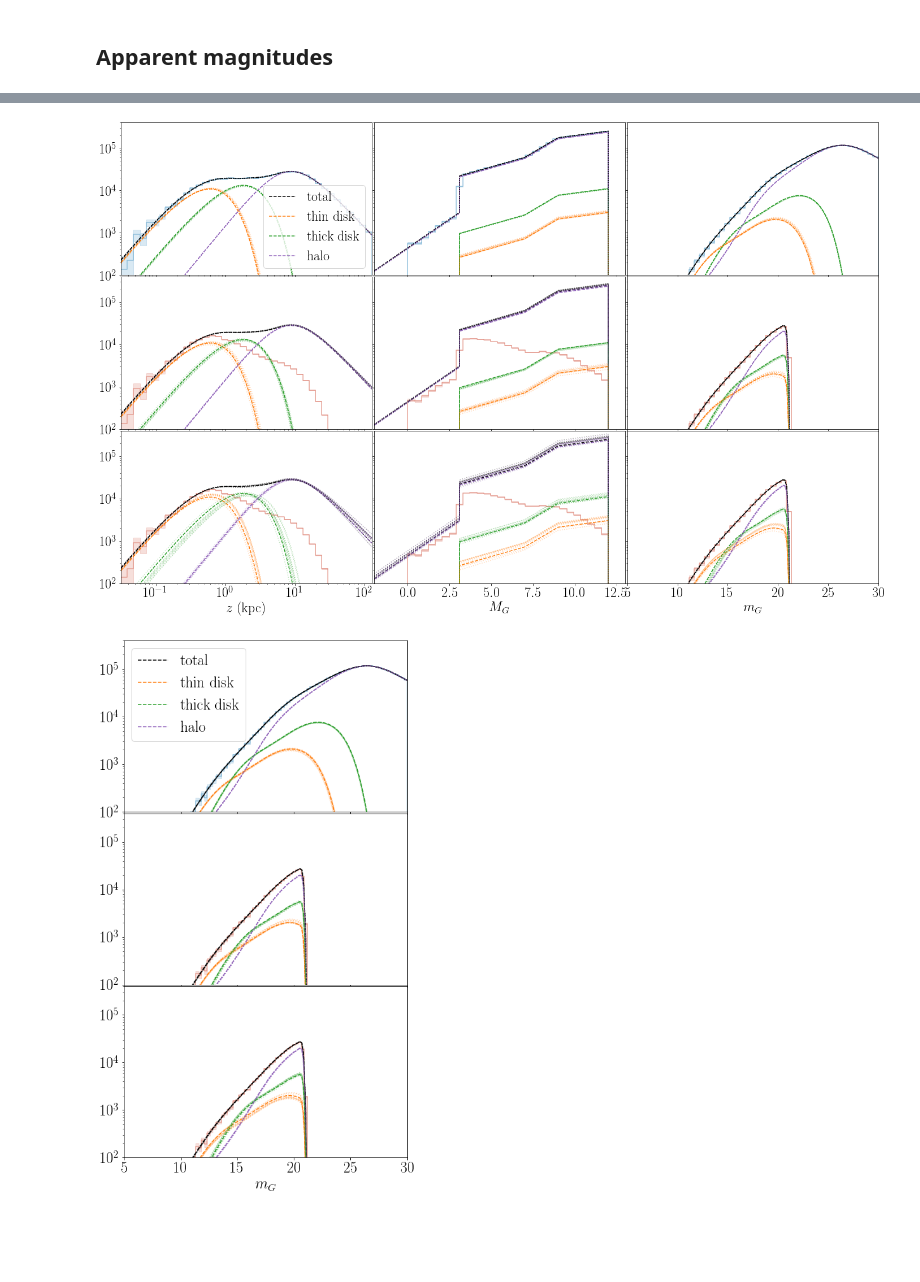
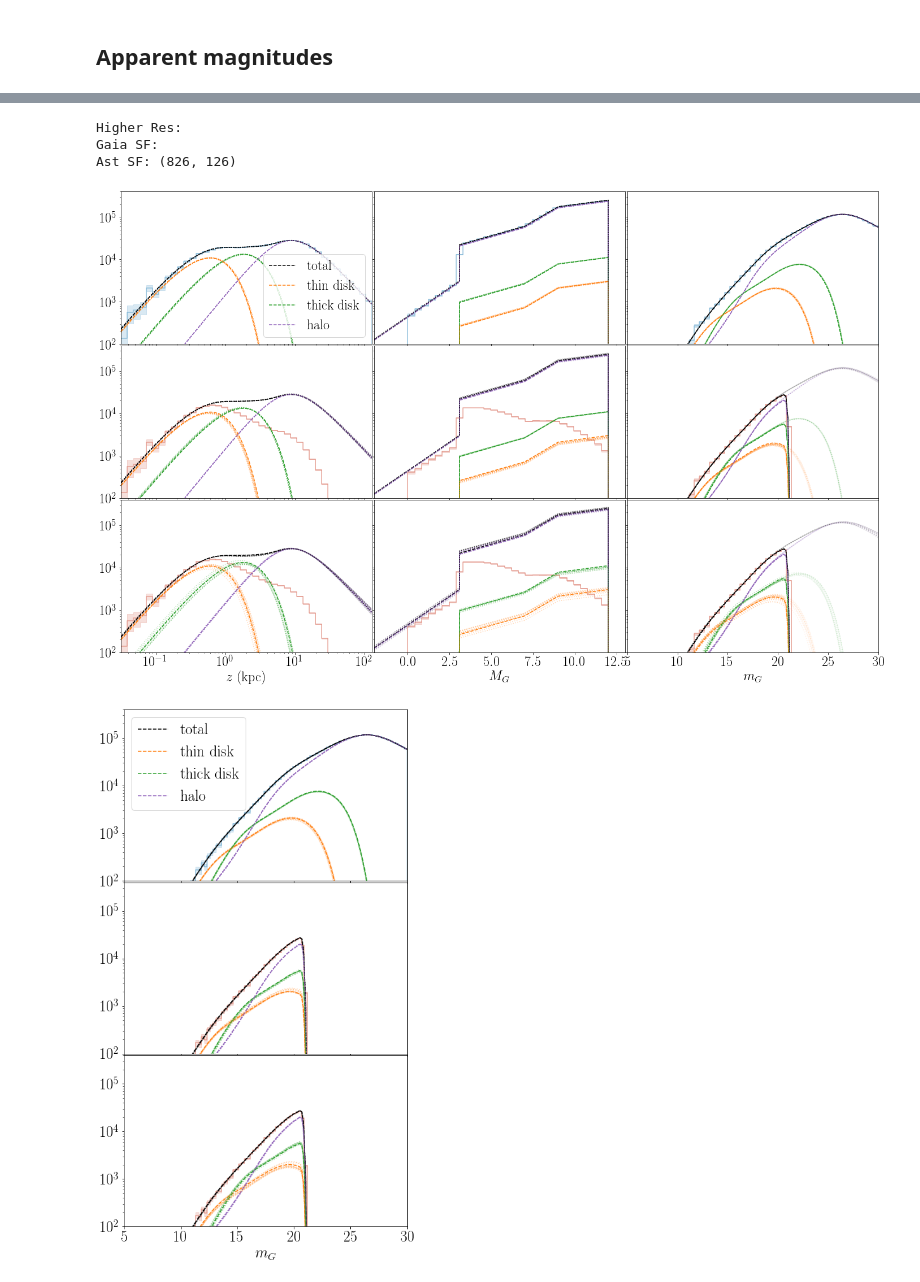
Before and after one commit to aeverall/mwtrace, a Jupyter notebook: mockmodel/Results.ipynb, the cells around one changed output, grey strips where cells are left out. Drawn from its saved outputs; the diff is of its cells as text; code cells hidden in the pictures; blank space fills up the shorter version.

```diff
--- a/mockmodel/Results.ipynb
+++ b/mockmodel/Results.ipynb
@@ -109,0 +106,25 @@ sample['sf_subset'] = sf_subset.copy()
+# %%
+utils_dir = '/data/asfe2/Projects/mwtrace_data/utils/'
+
+try: print(model_full.fixed_pars['smax'])
+except KeyError:
+    model_full.fixed_pars['smax'] = np.inf
+    model_sf.fixed_pars['smax'] = np.inf
+    model_sf_perr.fixed_pars['smax'] = np.inf
+    print('new smax')
+
+# Renormalise true parameters for smax
+Ntrue = np.sum([true_pars[j]['w'] for j in range(3)])
+halo_norm = dh_msto.halomodel_dist_trunc(model_full.fixed_pars['smax'],
+                                            model_full.fixed_pars['theta_deg'],
+                                            model_full.fixed_pars['R0'], directory=utils_dir)
+halo_norm_inf = dh_msto.halomodel_dist_trunc(np.inf,
+                                            model_full.fixed_pars['theta_deg'],
+                                            model_full.fixed_pars['R0'], directory=utils_dir)
+renorm = np.exp(-halo_norm(true_pars[2]['hz'])+halo_norm_inf(true_pars[2]['hz']))
+true_pars[2]['w']*=renorm
+
+Ntest = np.sum([true_pars[j]['w'] for j in range(3)])
+
+for j in range(3):
+    true_pars[j]['w'] *= Ntrue/Ntest
@@ -206,7 +244,7 @@ for jj, model in enumerate([model_full, model_sf, model_sf_perr]):
     mcmc_samples = flat_chain[np.random.choice(np.arange(flat_chain.shape[0]), 10, replace=False)]
 
     plt.sca(axes[jj,0])
-    zlim = (-1.5,2.1)
+    zlim = (-1.5,2.5)
     z_arr = np.logspace(zlim[0],zlim[1],101)
     axes[jj,0].plot(z_arr, dh_msto.z_model(z_arr, true_parameters, fid_pars=model.fid_pars), **true_kwargs[0])
     if jj==0:
@@ -317,5 +355,5 @@ plt.savefig(f'figs/mock_{file}_{size}_{run_id:03d}_corner_f.png', bbox_inches='t
 # %%
-model_full._generate_fid_pars()
+model_full._generate_fid_pars(directory=utils_dir)
 functions = [model_full.fid_pars['functions'][j][par] for j in [0,1,2,'shd'] for par in model_full.free_pars[j]]
 
 # labels=[];
@@ -327,10 +365,13 @@ functions = [model_full.fid_pars['functions'][j][par] for j in [0,1,2,'shd'] for
 chains = [model_full.mcmc_results['chain']['full_mcmc'].copy(),
           model_sf.mcmc_results['chain']['sf_mcmc'].copy(),
           model_sf_perr.mcmc_results['chain']['sf_perr_mcmc'].copy()]
-for i in range(len(chains)): chains[i][:,:,[0,3,6]] = np.log10(chains[i][:,:,[0,3,6]])
+# for i in range(len(chains)): chains[i][:,:,[0,3,6]] = np.log10(chains[i][:,:,[0,3,6]])
+# for i in range(len(chains)): chains[i][:,:,[0,3,6]] /= np.log(10)
 
 labels = copy(transformations.label_set)
 for i in [0,3,6]: labels[i] = '$\log_{10}(w)$'
+
+for i in [0,3,6]: functions[i]=lambda x:x/np.log(10)
 # %% [output]
 Got Selectionfunction pars
 # %%
@@ -554,3 +592,10 @@ Ast SF: (826, 86)
+# %%
+gsf_pars = sf_utils.get_subgaiasf_pars(theta=model_full.fid_pars['lat_min'], _nside=ast_sf.nside,
+                            dr2_sf=dr2_sf, sub_sf=ast_sf, _m_grid=np.arange(5.,30.1,0.2))
+# %% [output]
+Higher Res:
+Gaia SF:
+Ast SF: (826, 126)
 # %%
 Nmag=500;
 
@@ -575,6 +620,8 @@ mcmc_kwargs = ({'c':'k','alpha':0.3, 'linestyle':':'},
                {'c':'tab:orange','alpha':0.3, 'linestyle':':'},
                {'c':'tab:green','alpha':0.3, 'linestyle':':'},
                {'c':'tab:purple','alpha':0.3, 'linestyle':':'})
+extrap_kwargs = copy(mcmc_kwargs)
+for i in range(4): extrap_kwargs[i]['alpha']=0.1
 
 
 labels = ['full_mcmc', 'sf_mcmc', 'sf_perr_mcmc']
@@ -639,34 +686,40 @@ for jj, model in enumerate([model_full, model_sf, model_sf_perr]):
     else:
         plotting.plot_hist(sample['m'][sample['sf_subset']], np.linspace(*mlim,50), ax=axes[jj,2], fill_poisson=True,
                       plot_kwargs={'c':cm.RdBu(0.2), 'alpha':0.5}, fill_kwargs={'color':cm.RdBu(0.2),'alpha':0.2})
 
     if jj==0: model.fid_pars['gsf_pars'] = app_pars
     else: model.fid_pars['gsf_pars'] = gsf_pars
     m_arr = model.fid_pars['gsf_pars']['_m_grid'].copy()
 
     components = dh_msto.appmag_model_subgaiaSF(true_params_f, fid_pars=model.fid_pars)
     #print(components.shape)
     axes[jj,2].plot(m_arr, np.sum(components, axis=0), **true_kwargs[0])
     for i in range(3): axes[jj,2].plot(m_arr, components[i], **true_kwargs[i+1])
 
+
     for mcmc_sample in mcmc_samples:
         components = dh_msto.appmag_model_subgaiaSF(mcmc_sample, fid_pars=model.fid_pars)
         axes[jj,2].plot(m_arr, np.sum(components, axis=0), **mcmc_kwargs[0])
         for i in range(3): axes[jj,2].plot(m_arr, components[i], **mcmc_kwargs[i+1])
+
+        if jj>0:
+            components = dh_msto.appmag_model_subgaiaSF(mcmc_sample, fid_pars=model.fid_pars, sf=False)
+            axes[jj,2].plot(m_arr, np.sum(components, axis=0), **extrap_kwargs[0])
+            for i in range(3): axes[jj,2].plot(m_arr, components[i], **extrap_kwargs[i+1])
 
 
 
 plt.sca(axes[2,0]); plt.xscale('log'), plt.yscale('log'); plt.xlabel(r'$z$ (kpc)');
 plt.sca(axes[2,1]); plt.yscale('log'); plt.xlabel(r'$M_G$'); plt.xlim(M_arr[0], M_arr[-1])
 plt.sca(axes[2,2]); plt.yscale('log'); plt.xlabel(r'$m_G$'); plt.xlim(mlim)
 
 plt.subplots_adjust(wspace=0.01, hspace=0.01)
 
 plt.ylim(100.,400000)#100000000)
 
 plt.savefig(f'figs/mock_{file}_{size}_{run_id:03d}_zMG_disthist.png', bbox_inches='tight', dpi=200)
 # %% [output]
-[figure, old version]
+[figure, new version]
 # %%
 fig, axes = plt.subplots(3,1,figsize=(8,15), sharey=True, sharex='col')
 
```
Also changed, not shown: parts of 20 cells of this notebook, 2 other files.
